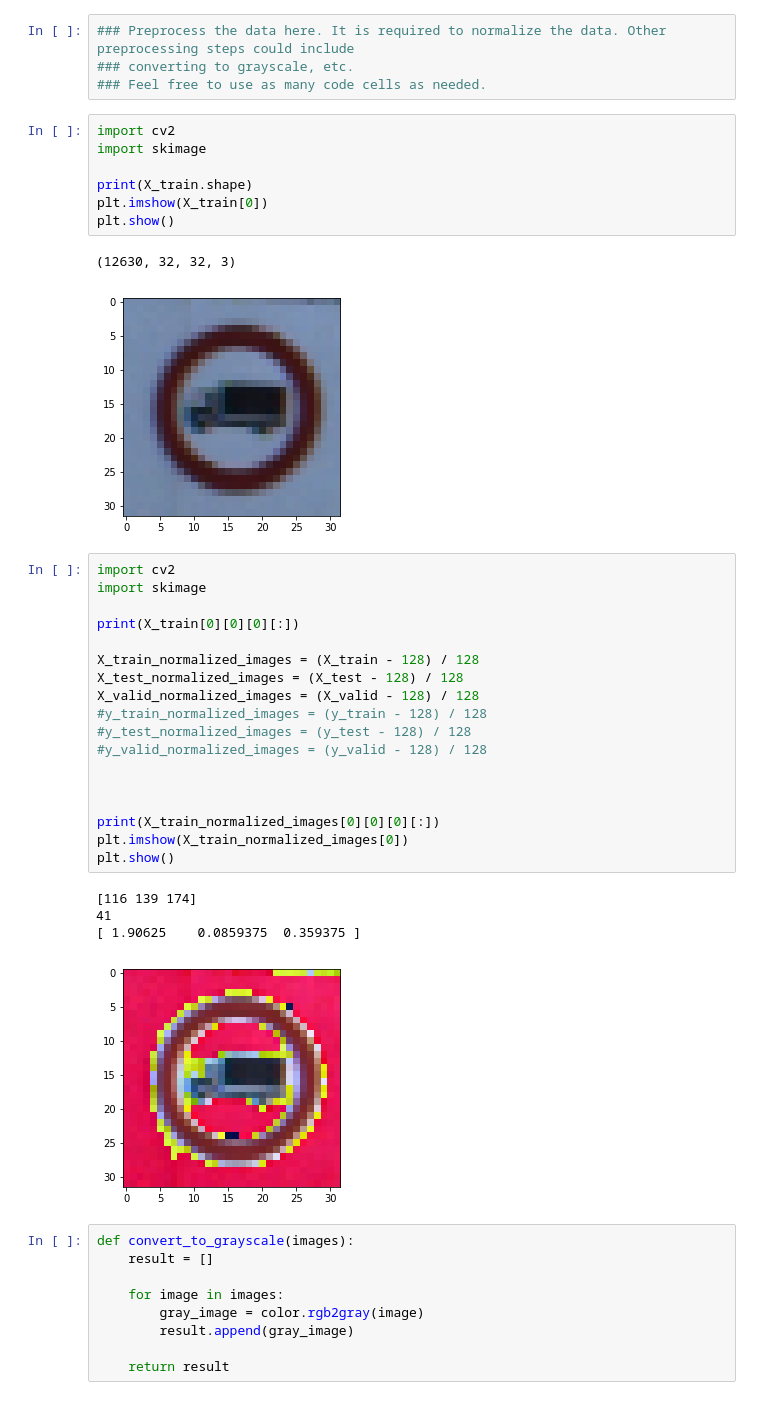
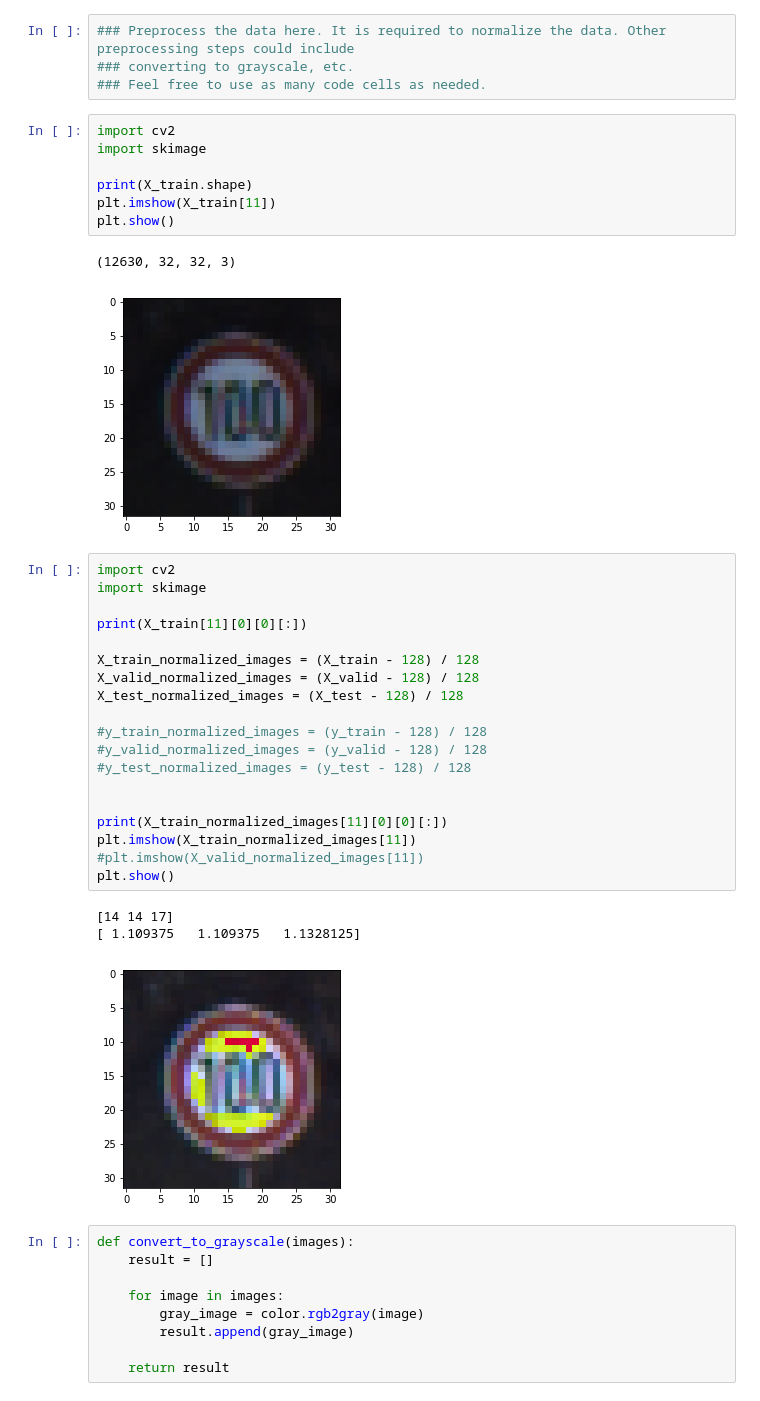
Before and after one commit to clockworks/nd-carnd-traffic-sign-classifier-p2, a Jupyter notebook: Traffic_Sign_Classifier.ipynb, the cells around one changed output. Drawn from its saved outputs; the diff is of its cells as text.

```diff
--- a/Traffic_Sign_Classifier.ipynb
+++ b/Traffic_Sign_Classifier.ipynb
@@ -151,34 +158,34 @@ import cv2
 import skimage
 
 print(X_train.shape)
-plt.imshow(X_train[0])
+plt.imshow(X_train[11])
 plt.show()
 # %% [output]
 (12630, 32, 32, 3)
-[figure, old version]
+[figure, new version]
 # %%
 import cv2
 import skimage
 
-print(X_train[0][0][0][:])
+print(X_train[11][0][0][:])
 
 X_train_normalized_images = (X_train - 128) / 128
+X_valid_normalized_images = (X_valid - 128) / 128
 X_test_normalized_images = (X_test - 128) / 128
-X_valid_normalized_images = (X_valid - 128) / 128
+
 #y_train_normalized_images = (y_train - 128) / 128
+#y_valid_normalized_images = (y_valid - 128) / 128
 #y_test_normalized_images = (y_test - 128) / 128
-#y_valid_normalized_images = (y_valid - 128) / 128
 
 
-
-print(X_train_normalized_images[0][0][0][:])
-plt.imshow(X_train_normalized_images[0])
+print(X_train_normalized_images[11][0][0][:])
+plt.imshow(X_train_normalized_images[11])
+#plt.imshow(X_valid_normalized_images[11])
 plt.show()
 # %% [output]
-[116 139 174]
-41
-[ 1.90625    0.0859375  0.359375 ]
+[14 14 17]
+[ 1.109375   1.109375   1.1328125]
-[figure, old version]
+[figure, new version]
 # %%
 def convert_to_grayscale(images):
     result = []
```
Also changed, not shown: parts of 29 cells of this notebook.
